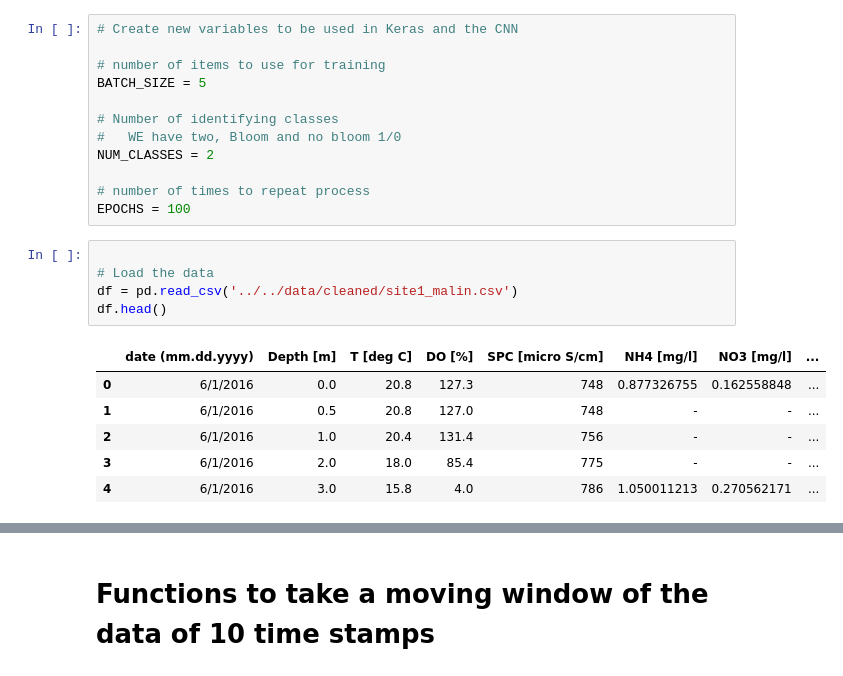
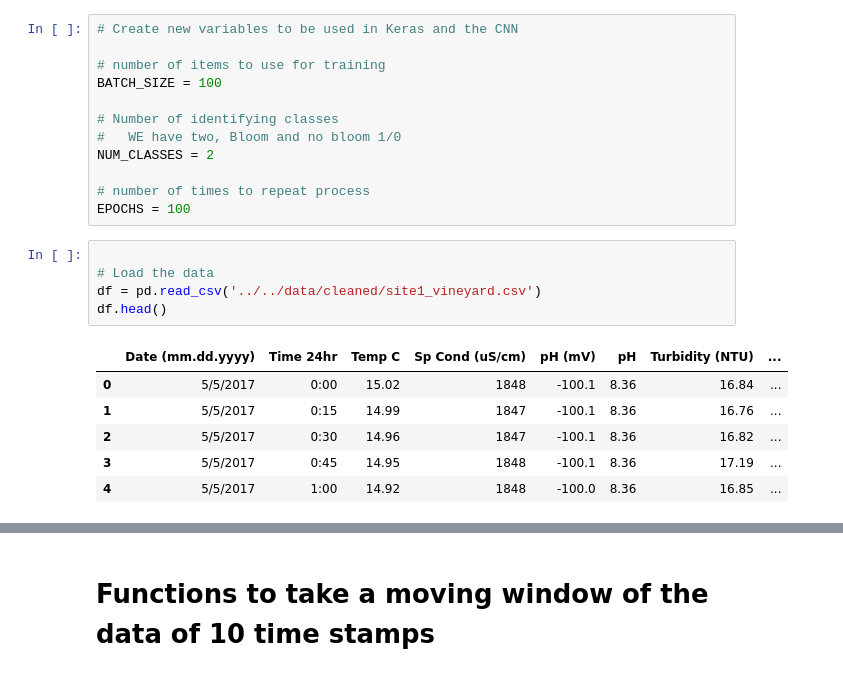
Before and after one commit to mccomackjp/algae-bloom-prediction, a Jupyter notebook: notebooks/models/New_CNN_with_keras.ipynb, the cells around one changed output, grey strips where cells are left out. Cells and saved outputs as stored; diff of their text form.

```diff
--- a/notebooks/models/New_CNN_with_keras.ipynb
+++ b/notebooks/models/New_CNN_with_keras.ipynb
@@ -12,7 +10,7 @@ Using TensorFlow backend.
 # Create new variables to be used in Keras and the CNN
 
 # number of items to use for training
-BATCH_SIZE = 5
+BATCH_SIZE = 100
 
 # Number of identifying classes
 #   WE have two, Bloom and no bloom 1/0
@@ -23,12 +21,12 @@ EPOCHS = 100
 # %%
 
 # Load the data
-df = pd.read_csv('../../data/cleaned/site1_malin.csv')
+df = pd.read_csv('../../data/cleaned/site1_vineyard.csv')
 df.head()
 # %% [output]
-|  | date (mm.dd.yyyy) | Depth [m] | T [deg C] | DO [%] | SPC [micro S/cm] | NH4 [mg/l] | NO3 [mg/l] | ... |
-| 0 | 6/1/2016 | 0.0 | 20.8 | 127.3 | 748 | 0.877326755 | 0.162558848 | ... |
-| 1 | 6/1/2016 | 0.5 | 20.8 | 127.0 | 748 | - | - | ... |
-| 2 | 6/1/2016 | 1.0 | 20.4 | 131.4 | 756 | - | - | ... |
-| 3 | 6/1/2016 | 2.0 | 18.0 | 85.4 | 775 | - | - | ... |
-| 4 | 6/1/2016 | 3.0 | 15.8 | 4.0 | 786 | 1.050011213 | 0.270562171 | ... |
+|  | Date (mm.dd.yyyy) | Time 24hr | Temp C | Sp Cond (uS/cm) | pH (mV) | pH | Turbidity (NTU) | ... |
+| 0 | 5/5/2017 | 0:00 | 15.02 | 1848 | -100.1 | 8.36 | 16.84 | ... |
+| 1 | 5/5/2017 | 0:15 | 14.99 | 1847 | -100.1 | 8.36 | 16.76 | ... |
+| 2 | 5/5/2017 | 0:30 | 14.96 | 1847 | -100.1 | 8.36 | 16.82 | ... |
+| 3 | 5/5/2017 | 0:45 | 14.95 | 1848 | -100.1 | 8.36 | 17.19 | ... |
+| 4 | 5/5/2017 | 1:00 | 14.92 | 1848 | -100.0 | 8.36 | 16.85 | ... |
```
Also changed, not shown: parts of 22 cells of this notebook.
